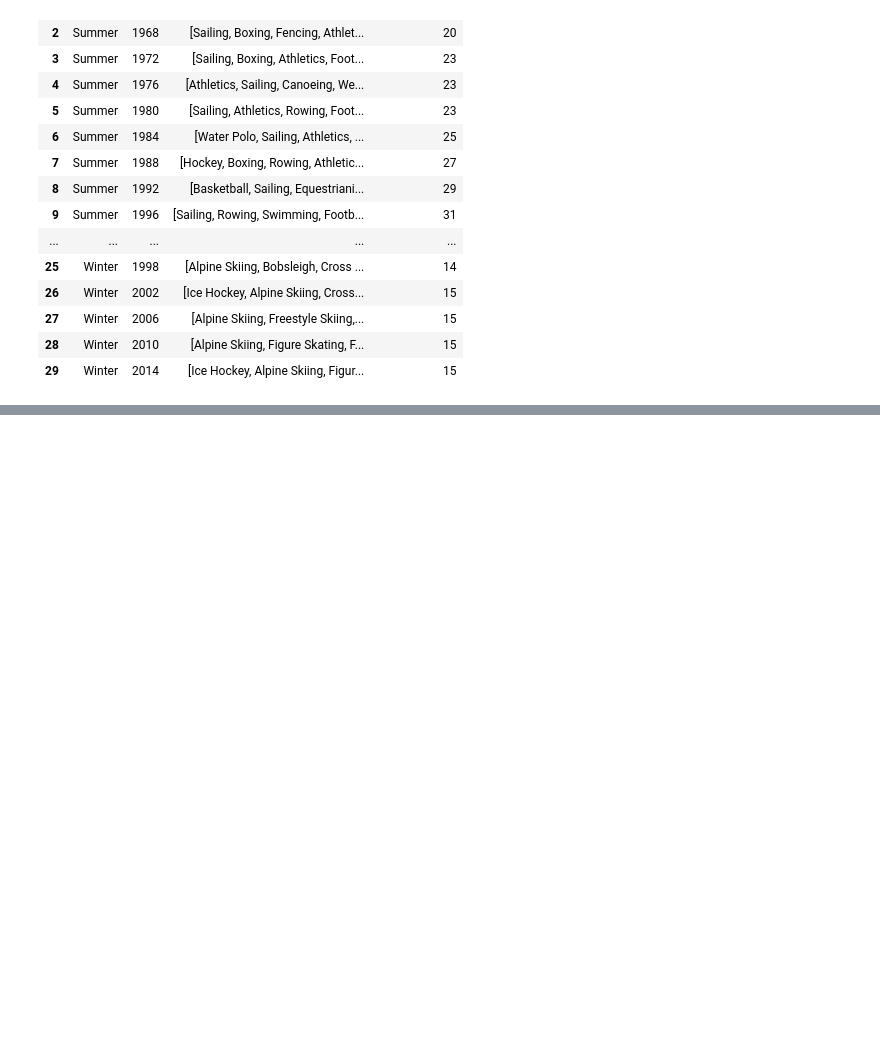
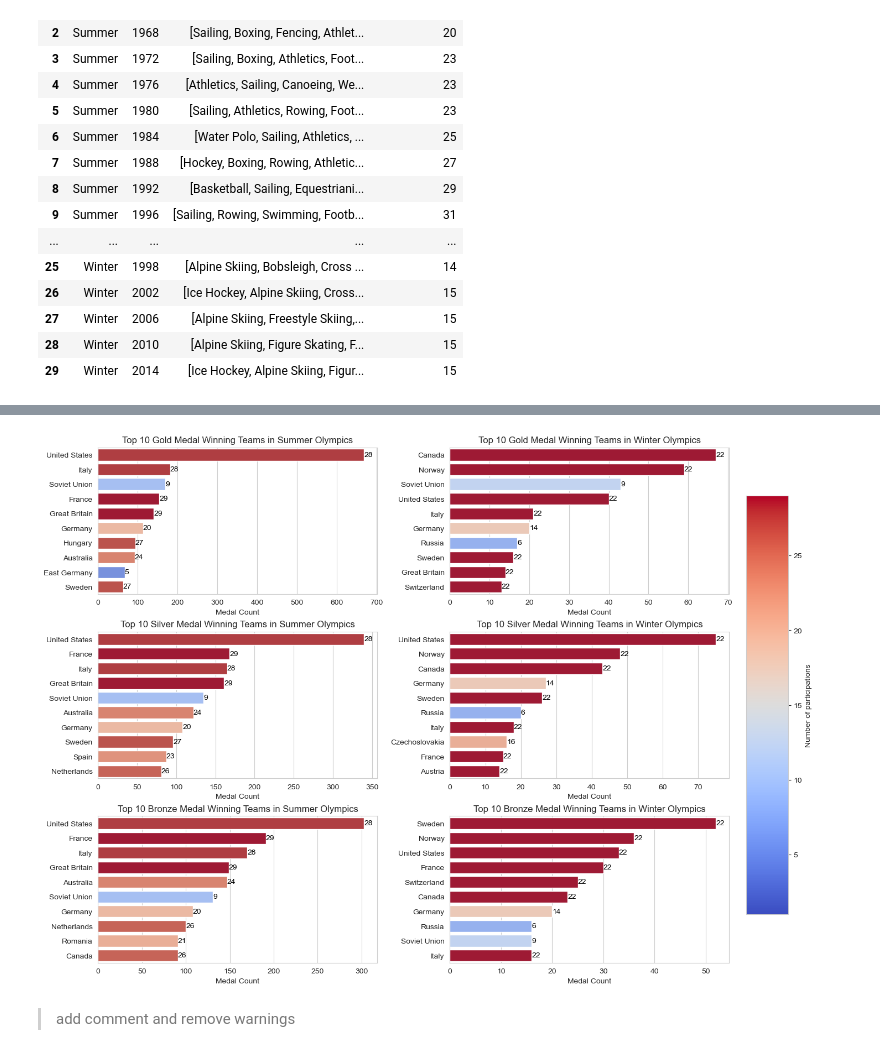
Before and after one commit to com-480-data-visualization/project-2024-okay-guys, a Jupyter notebook: EDA.ipynb, the cells around one changed output, grey strips where cells are left out. Cells and saved outputs as stored; diff of their text form; code cells hidden in the pictures; blank space fills up the shorter version.

Commit message:
EDA done, missing some comments and minor corrections

```diff
--- a/EDA.ipynb
+++ b/EDA.ipynb
@@ -452,0 +448,5 @@ plt.show()
+# %%
+medal_count = olympics_data.groupby(['Year', 'Season', 'Team', 'Medal'])[['Medal']].count()
+medal_count.rename(columns={'Medal': 'Count'}, inplace=True)
+medal_count.reset_index(inplace=True)
+display(medal_count.head( ))
@@ -452,0 +460,5 @@ plt.show()
+# %%
+participation = medal_count.groupby(['Season', 'Team'])[['Year']].nunique().sort_values(by = 'Year', ascending = False)
+participation.rename(columns={'Year': 'Years Participated'}, inplace=True)
+participation.reset_index(inplace=True)
+display(participation)
@@ -452,0 +479,6 @@ plt.show()
+# %%
+# Fusionner les deux DataFrames sur les colonnes 'Season' et 'Team'
+medal_win_with_years = pd.merge(medal_count, participation, on=['Season', 'Team'], how='left')
+
+# Afficher les résultats
+medal_win_with_years
@@ -452,0 +520,56 @@ plt.show()
+# %%
+import matplotlib.colors as mcolors
+from matplotlib.cm import ScalarMappable
+
+# Separate the data for Summer and Winter Olympics
+medal_win_summer = medal_win_with_years[medal_win_with_years['Season'] == 'Summer']
+medal_win_winter = medal_win_with_years[medal_win_with_years['Season'] == 'Winter']
+
+# Define the color mapping based on years participated
+max_years_summer = medal_win_summer['Years Participated'].max()
+max_years_winter = medal_win_winter['Years Participated'].max()
+cmap = plt.get_cmap('coolwarm')
+norm_summer = mcolors.Normalize(vmin=1, vmax=max_years_summer)
+norm_winter = mcolors.Normalize(vmin=1, vmax=max_years_winter)
+
+# Define medal types
+medal_types = ['Gold', 'Silver', 'Bronze']
+
+# Create a figure with subplots
+fig, axes = plt.subplots(3, 2, figsize=(14, 10), constrained_layout=True)
+
+# Iterate over each medal type to create bar plots for both Summer and Winter Olympics
+for i, medal in enumerate(medal_types):
+    for j, (season_df, norm) in enumerate(zip([medal_win_summer, medal_win_winter], [norm_summer, norm_winter])):
+        season = 'Summer' if j == 0 else 'Winter'
+        # Filter for the specific type of medal and get top 10 teams
+        medal_df = season_df[season_df['Medal'] == medal]
+        top_teams = (medal_df.groupby('Team')
+                              .agg({'Count': 'sum', 'Years Participated': 'first'})
+                              .sort_values(by='Count', ascending=False)
+                              .head(10))
+
+        # Create color list based on the years participated
+        color_values = [cmap(norm(years)) for years in top_teams['Years Participated']]
+
+        # Create the bar plot
+        sns.barplot(x='Count', y='Team', data=top_teams, ax=axes[i, j], palette=color_values)
+
+        axes[i, j].set_title(f'Top 10 {medal} Medal Winning Teams in {season} Olympics')
+        axes[i, j].set_xlabel('Medal Count')
+        axes[i, j].set_ylabel('')
+
+        # Add annotations for the number of participations
+        for index, row in top_teams.iterrows():
+            axes[i, j].text(row['Count'], index, f"{row['Years Participated']}",
+                             va='center', ha='left', color='black')
+
+# Create a colorbar
+sm = ScalarMappable(cmap=cmap, norm=norm_summer)
+sm.set_array([])
+cbar = fig.colorbar(sm, ax=axes[:, 1], location='right', aspect=10)
+cbar.set_label('Number of participations')
+
+# Show the plot
+plt.show()
+# %% [output]
@@ -452,0 +593,3 @@ plt.show()
+[figure, added]
+# %% [markdown]
+> add comment and remove warnings
```
Also changed, not shown: parts of 25 cells of this notebook.
